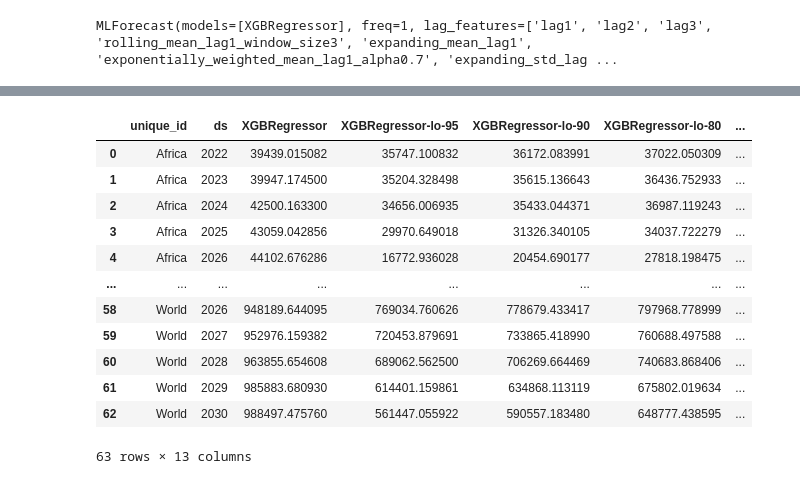
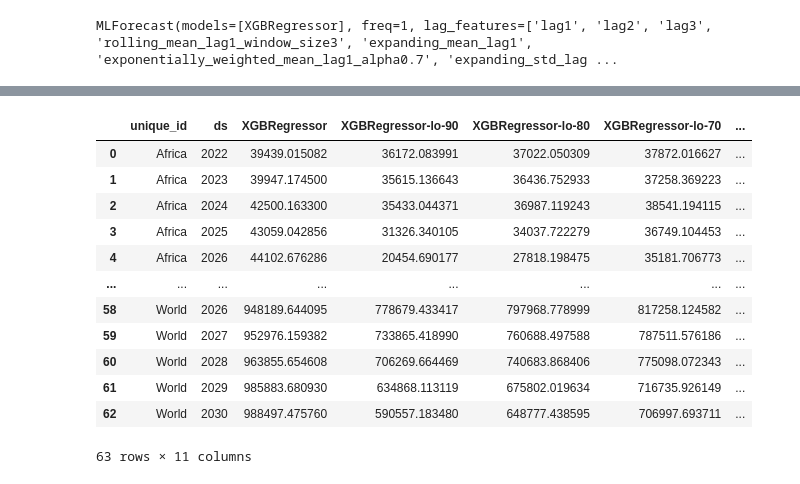
Before and after one commit to ezemriv/FAO-Food-CO2-Footprint, a Jupyter notebook: country_emissions/02_forecasting_emissions.ipynb, the cells around one changed output, grey strips where cells are left out. Cells and saved outputs as stored; diff of their text form; code cells hidden in the pictures.

```diff
--- a/country_emissions/02_forecasting_emissions.ipynb
+++ b/country_emissions/02_forecasting_emissions.ipynb
@@ -283,20 +283,20 @@ evaluator.plot_time_series(n_samples=2)
 # %%
-preds_2030 = fcst.predict(h=9, X_df=future_df_2030, level=[60,70,80,90,95])
+preds_2030 = fcst.predict(h=9, X_df=future_df_2030, level=[60,70,80,90])
 preds_2030
 # %% [output]
-|  | unique_id | ds | XGBRegressor | XGBRegressor-lo-95 | XGBRegressor-lo-90 | XGBRegressor-lo-80 | ... |
-| 0 | Africa | 2022 | 39439.015082 | 35747.100832 | 36172.083991 | 37022.050309 | ... |
-| 1 | Africa | 2023 | 39947.174500 | 35204.328498 | 35615.136643 | 36436.752933 | ... |
-| 2 | Africa | 2024 | 42500.163300 | 34656.006935 | 35433.044371 | 36987.119243 | ... |
-| 3 | Africa | 2025 | 43059.042856 | 29970.649018 | 31326.340105 | 34037.722279 | ... |
-| 4 | Africa | 2026 | 44102.676286 | 16772.936028 | 20454.690177 | 27818.198475 | ... |
+|  | unique_id | ds | XGBRegressor | XGBRegressor-lo-90 | XGBRegressor-lo-80 | XGBRegressor-lo-70 | ... |
+| 0 | Africa | 2022 | 39439.015082 | 36172.083991 | 37022.050309 | 37872.016627 | ... |
+| 1 | Africa | 2023 | 39947.174500 | 35615.136643 | 36436.752933 | 37258.369223 | ... |
+| 2 | Africa | 2024 | 42500.163300 | 35433.044371 | 36987.119243 | 38541.194115 | ... |
+| 3 | Africa | 2025 | 43059.042856 | 31326.340105 | 34037.722279 | 36749.104453 | ... |
+| 4 | Africa | 2026 | 44102.676286 | 20454.690177 | 27818.198475 | 35181.706773 | ... |
 | ... | ... | ... | ... | ... | ... | ... | ... |
-| 58 | World | 2026 | 948189.644095 | 769034.760626 | 778679.433417 | 797968.778999 | ... |
-| 59 | World | 2027 | 952976.159382 | 720453.879691 | 733865.418990 | 760688.497588 | ... |
-| 60 | World | 2028 | 963855.654608 | 689062.562500 | 706269.664469 | 740683.868406 | ... |
-| 61 | World | 2029 | 985883.680930 | 614401.159861 | 634868.113119 | 675802.019634 | ... |
-| 62 | World | 2030 | 988497.475760 | 561447.055922 | 590557.183480 | 648777.438595 | ... |
+| 58 | World | 2026 | 948189.644095 | 778679.433417 | 797968.778999 | 817258.124582 | ... |
+| 59 | World | 2027 | 952976.159382 | 733865.418990 | 760688.497588 | 787511.576186 | ... |
+| 60 | World | 2028 | 963855.654608 | 706269.664469 | 740683.868406 | 775098.072343 | ... |
+| 61 | World | 2029 | 985883.680930 | 634868.113119 | 675802.019634 | 716735.926149 | ... |
+| 62 | World | 2030 | 988497.475760 | 590557.183480 | 648777.438595 | 706997.693711 | ... |
-63 rows × 13 columns
+63 rows × 11 columns
 # %%
 def plot_predictions_with_ci(historical_data, forecast_data,
                              date_col='ds', actual_col='y',
```
Also changed, not shown: parts of 4 cells of this notebook.
